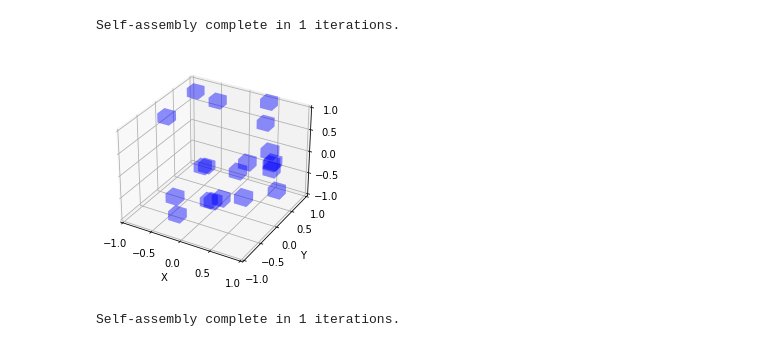
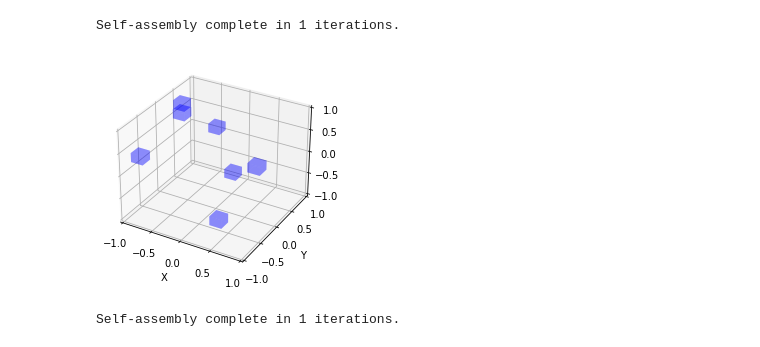
Before and after one commit to rainerrodrigues/BioInspiredComputing, a Jupyter notebook: Classical Self-Assembly (CSA) and SAPSO (Self Assembly PSO).ipynb, the cells around one changed output. Cells and saved outputs as stored; diff of their text form; code cells hidden in the pictures.

```diff
--- a/Classical Self-Assembly (CSA) and SAPSO (Self Assembly PSO).ipynb
+++ b/Classical Self-Assembly (CSA) and SAPSO (Self Assembly PSO).ipynb
@@ -1,10 +7,11 @@
 # %%
-#CSA
+#Import the libraries
 import random
 import matplotlib.pyplot as plt
 from mpl_toolkits.mplot3d import Axes3D
 from mpl_toolkits.mplot3d.art3d import Poly3DCollection
 
+#Defining the self-assembly algorithm
 def self_assemble(num_particles):
     particles = [(random.uniform(-1, 1), random.uniform(-1, 1), random.uniform(-1, 1)) for _ in range(num_particles)]
     num_iterations = 0
@@ -13,8 +20,10 @@ def self_assemble(num_particles):
         num_iterations += 1
         new_particles = []
         for i in range(num_particles):
+            #Iterate through the particles for neighbors
             neighbors = [j for j in range(num_particles) if i != j and distance(particles[i], particles[j]) < 0.1]
             if len(neighbors) >= 2:
+                #Taking the centroid as the center
                 center = centroid([particles[i]] + [particles[j] for j in neighbors])
                 new_particles.append(center)
             else:
@@ -26,45 +35,52 @@ def self_assemble(num_particles):
         else:
             particles = new_particles
 
+#Calculate the distance between two points
 def distance(p1, p2):
     return ((p1[0]-p2[0])**2 + (p1[1]-p2[1])**2 + (p1[2]-p2[2])**2)**0.5
 
+#Calculate the centroid of the various points
 def centroid(points):
     x = sum(p[0] for p in points) / len(points)
     y = sum(p[1] for p in points) / len(points)
     z = sum(p[2] for p in points) / len(points)
     return (x, y, z)
 
-num_particles = 20
+#Assume the number of particles is 20
+num_particles = 7
 particles = self_assemble(num_particles)
 
+#Create the figure plot
 fig = plt.figure()
+#Create 3D plot
 ax = fig.add_subplot(111, projection='3d')
 
+#Iterate through three co-ordinates and plot it for a cube
 for particle in particles:
     x = particle[0]
     y = particle[1]
     z = particle[2]
     r = 0.1 # radius of cube
     x1, y1, z1 = x - r, y - r, z - r
     x2, y2, z2 = x + r, y + r, z + r
     cube = [[x1, y1, z1], [x2, y1, z1], [x2, y2, z1], [x1, y2, z1],
             [x1, y1, z2], [x2, y1, z2], [x2, y2, z2], [x1, y2, z2]]
     faces = [[0, 1, 2, 3], [4, 5, 6, 7], [0, 1, 5, 4], [1, 2, 6, 5], [2, 3, 7, 6], [3, 0, 4, 7]]
+    #Making the points as cube in the 3D figure
     collection = Poly3DCollection([[cube[vert_id] for vert_id in face] for face in faces], alpha=0.25, facecolors='blue')
     ax.add_collection(collection)
 
 ax.set_xlabel('X')
 ax.set_ylabel('Y')
 ax.set_zlabel('Z')
 ax.set_xlim([-1, 1])
 ax.set_ylim([-1, 1])
 ax.set_zlim([-1, 1])
-
+#Show the figure
 plt.show()
 # %% [output]
 Self-assembly complete in 1 iterations.
-[figure, old version]
+[figure, new version]
 # %%
 self_assemble(40)
 # %% [output]
```
Also changed, not shown: parts of 3 cells of this notebook, 10 other files.
